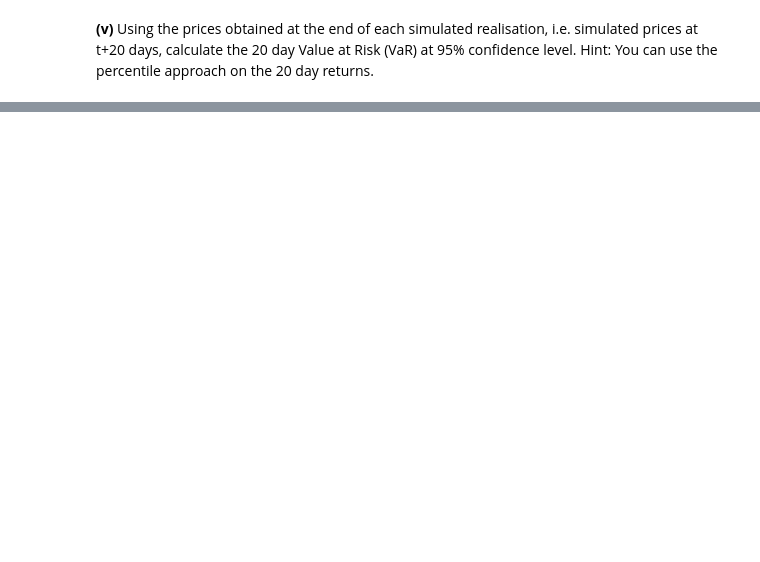
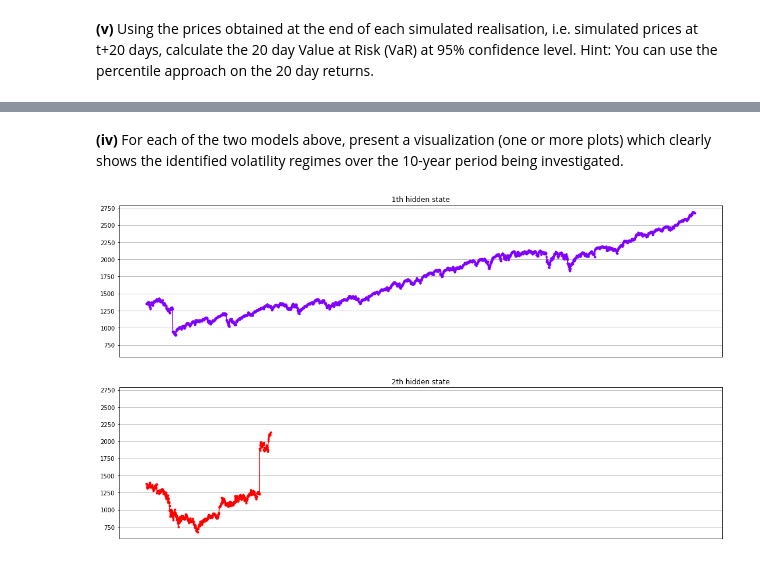
Before and after one commit to achmand/ari5122_assignment, a Jupyter notebook: src/fintech_part_2.ipynb, the cells around one changed output, grey strips where cells are left out. Cells and saved outputs as stored; diff of their text form; code cells hidden in the pictures; blank space fills up the shorter version.

```diff
--- a/src/fintech_part_2.ipynb
+++ b/src/fintech_part_2.ipynb
@@ -213,0 +280,18 @@ VaR(95%) for AAPL stock for 20 day VaR based on the simulation is: $3.2
+# %%
+# get the 10 day rolling window for volatility
+window = 10
+sp_prices["Vol 10"] = fmd.rolling_vol(dataframe=sp_prices,
+                                      window=window)
+
+# print rows count before dropping NaN
+print("Rows before dropping NaN: {0}".format(sp_prices.shape[0]))
+
+# drop NaN daily log returns
+sp_prices = sp_prices.dropna()
+
+# print rows count after dropping NaN
+print("Rows after dropping NaN: {0}".format(sp_prices.shape[0]))
+
+# display rolling volatility for S&P500 (head and tail rows)
+display(sp_prices.head())
+display(sp_prices.tail())
@@ -213,0 +378,27 @@ VaR(95%) for AAPL stock for 20 day VaR based on the simulation is: $3.2
+# %% [markdown]
+<b>(iv)</b> For each of the two models above, present a visualization (one or more plots) which clearly shows the identified volatility regimes over the 10-year period being investigated.
+# %%
+# plotting the volatility grouped by regime
+close_prices = sp_prices[const.COL_ADJ_CLOSE]
+dates = sp_prices[const.COL_DATE]
+
+# plot for model A (2 states)
+fig, axs = plt.subplots(model_a.n_components, sharex=True, sharey=True)
+fig.set_size_inches(18.5,10.5)
+
+colours = cm.rainbow(np.linspace(0,1, model_a.n_components))
+for i, (ax, colour) in enumerate(zip(axs, colours)):
+
+    mask = hidden_states_a == i
+    ax.plot_date(dates[mask], close_prices[mask],".-", c=colour)
+    ax.set_title("{}th hidden state".format(i + 1))
+
+    # format the ticks
+    ax.xaxis.set_major_locator(YearLocator())
+    ax.xaxis.set_minor_locator(MonthLocator())
+
+    ax.grid(True)
+
+plt.show()
+# %% [output]
+[figure, added]
```
Also changed, not shown: parts of 14 cells of this notebook, 2 other files.
